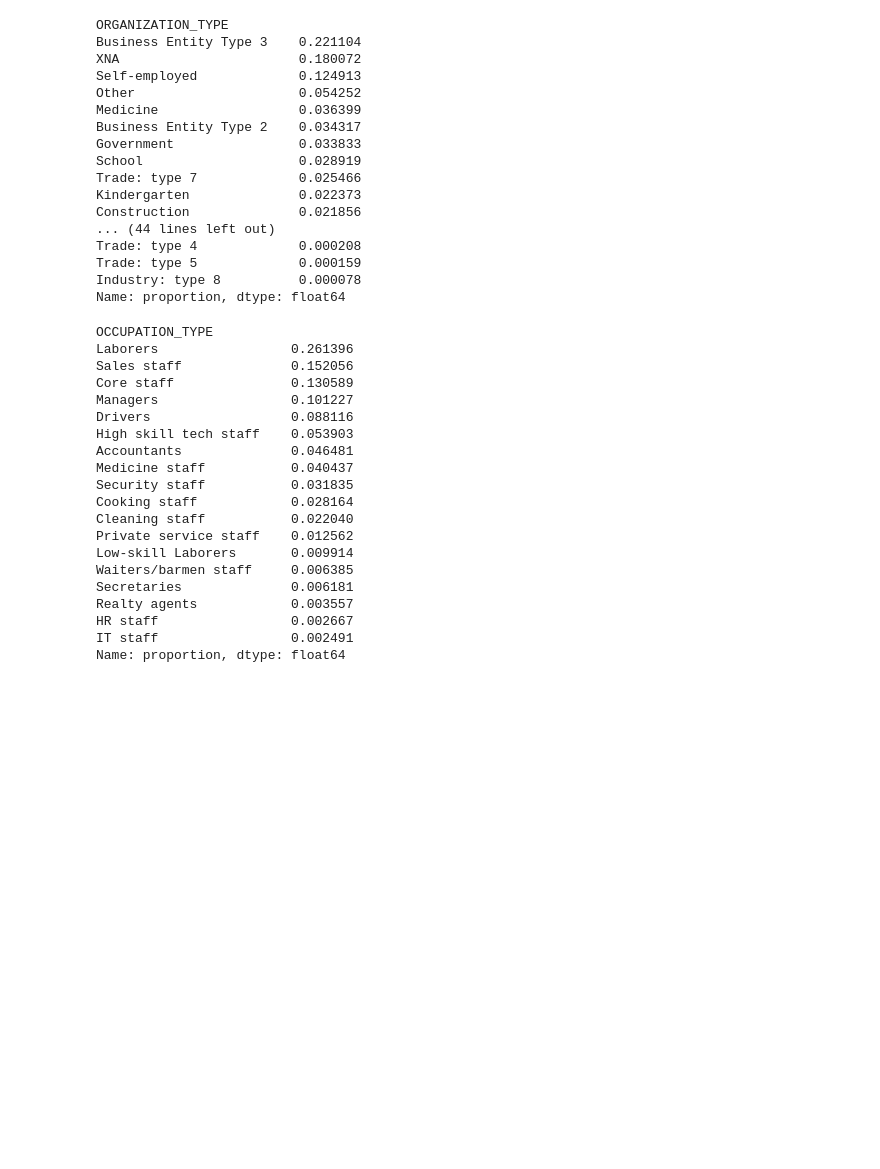
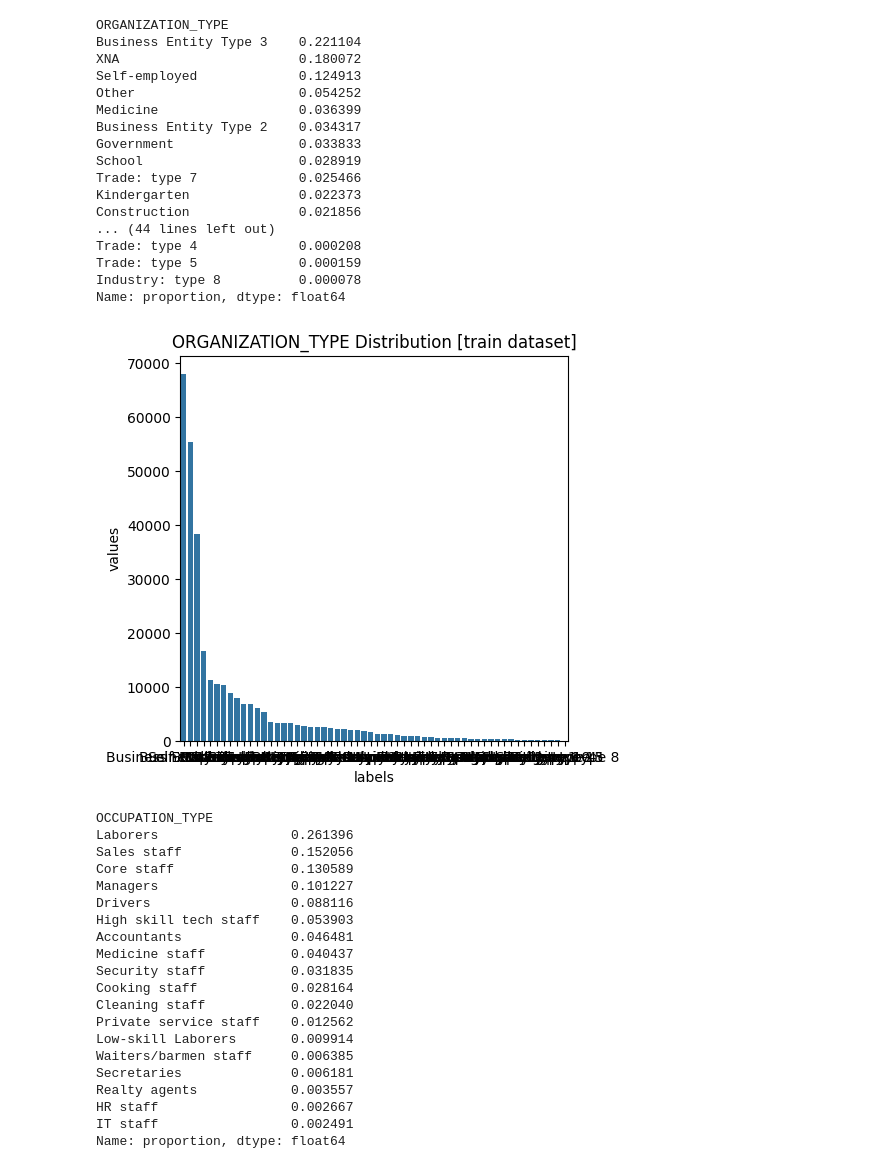
Before and after one commit to dongchanlim/MSBA, a Jupyter notebook: CapstoneProject/notebooks/EDA/EDA.ipynb, the cells around one changed output. Saved outputs shown, nothing was run; the diff lists cells and outputs as text; code cells hidden in the pictures; blank space fills up the shorter version.

```diff
--- a/CapstoneProject/notebooks/EDA/EDA.ipynb
+++ b/CapstoneProject/notebooks/EDA/EDA.ipynb
@@ -262,6 +293,10 @@ Trade: type 4             0.000208
 Trade: type 5             0.000159
 Industry: type 8          0.000078
 Name: proportion, dtype: float64
+# %%
+plot_distribution(train, 'ORGANIZATION_TYPE')
+# %% [output]
+[figure, added]
 # %%
 train['OCCUPATION_TYPE'].value_counts(normalize= True)
 # %% [output]
```
Also changed, not shown: parts of 15 cells of this notebook.
